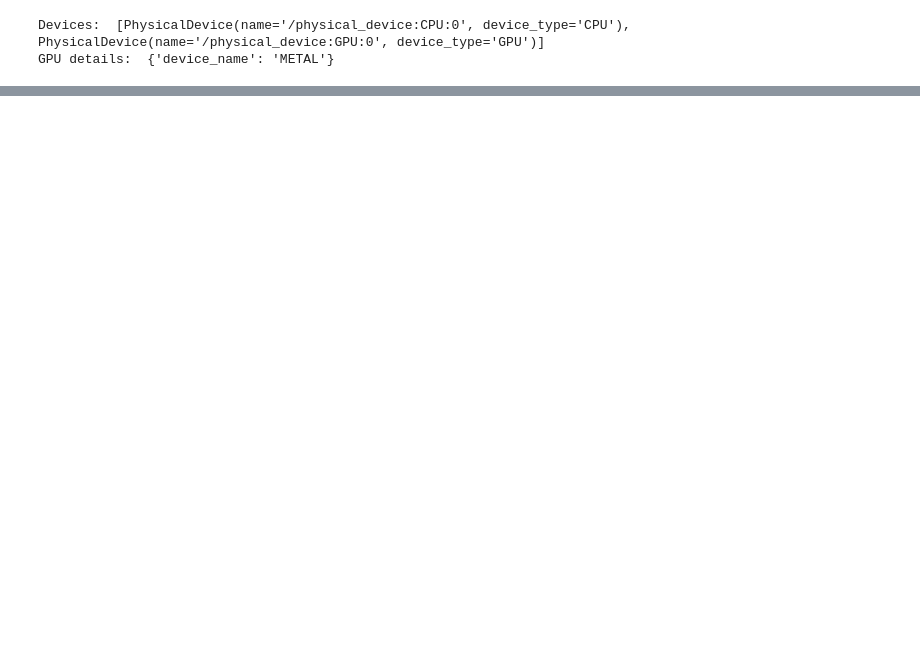
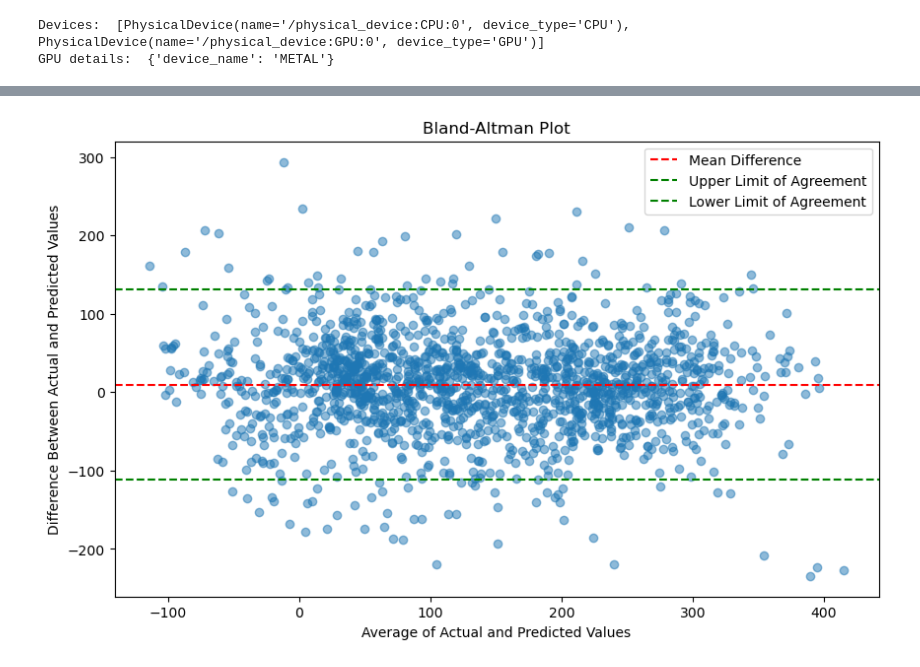
Before and after one commit to chriswilson2020/ML-For-PolymerChemistry, a Jupyter notebook: Polymer_Properties_Neural_Networks_Keras_TensorFlow.ipynb, the cells around one changed output, grey strips where cells are left out. Cells and saved outputs as stored; diff of their text form; code cells hidden in the pictures; blank space fills up the shorter version.

```diff
--- a/Polymer_Properties_Neural_Networks_Keras_TensorFlow.ipynb
+++ b/Polymer_Properties_Neural_Networks_Keras_TensorFlow.ipynb
@@ -100,0 +315,5 @@ Epoch 5/5
+# %%
+# Generate a Bland-Altman plot
+bland_altman_plot(y_test, y_pred_real)
+# %% [output]
+[figure, added]
```
Also changed, not shown: parts of 51 cells of this notebook, 28 other files.
